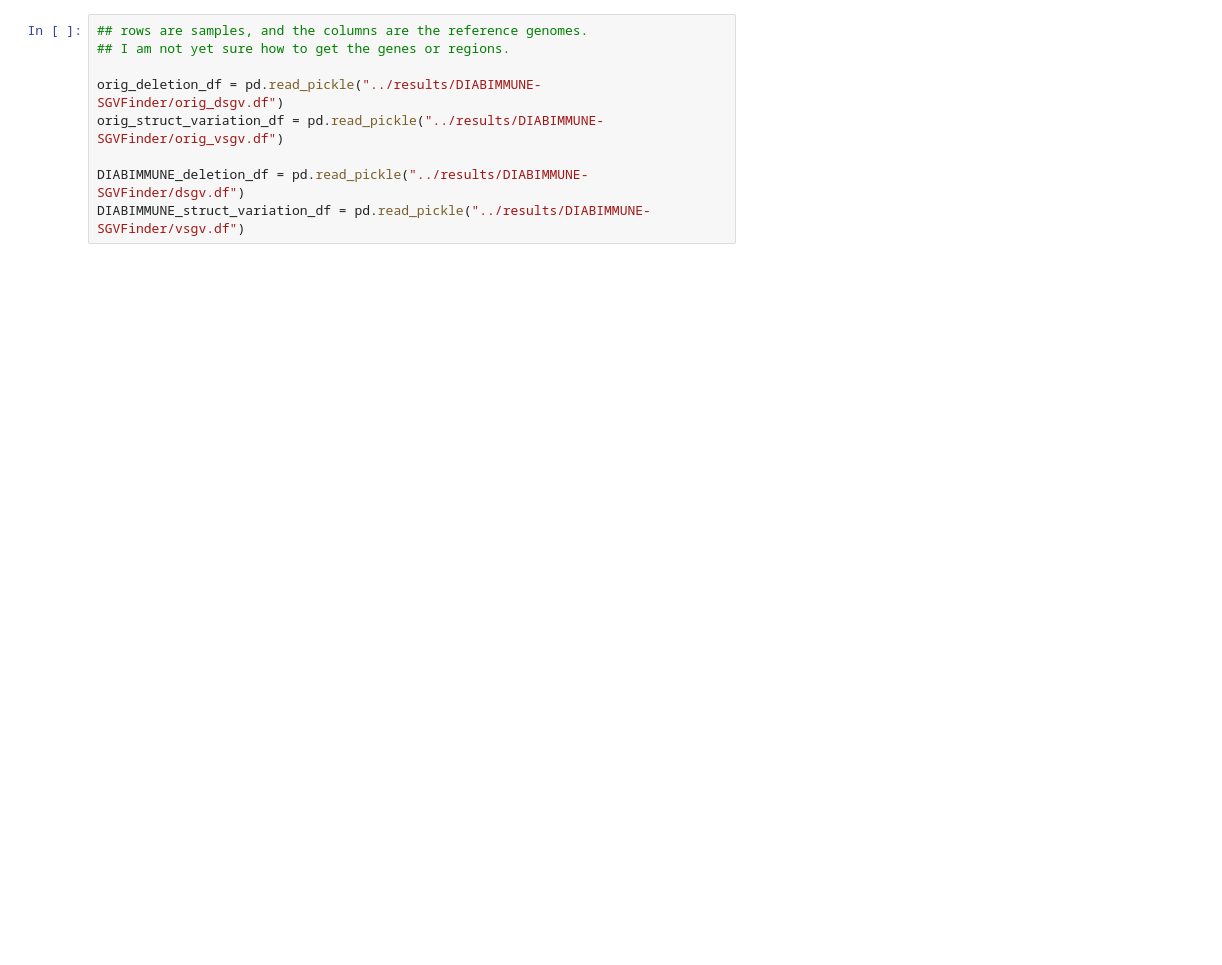
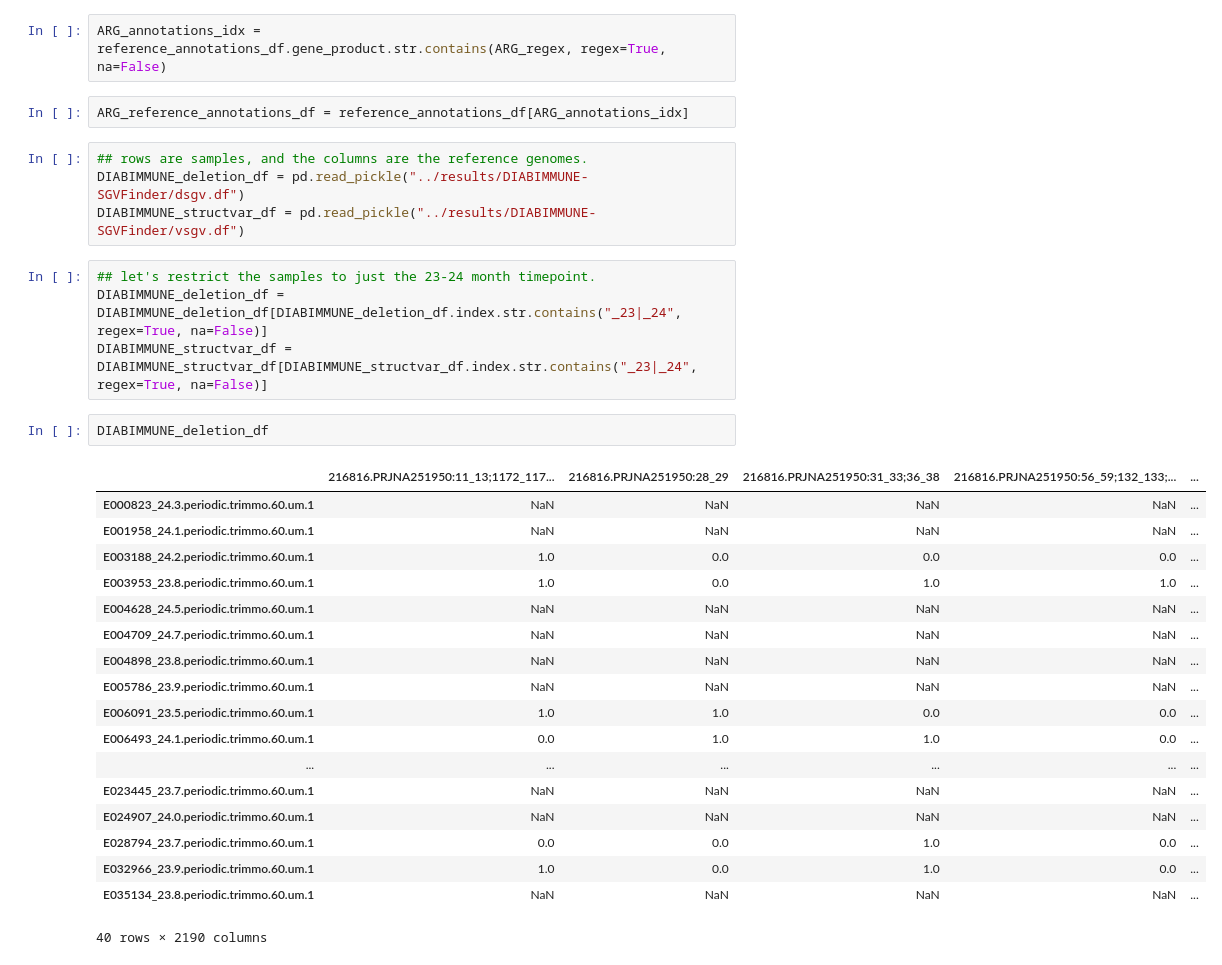
Before and after one commit to rohanmaddamsetti/AR-gene-plasmid-analysis, a Jupyter notebook: SGVFinder-analysis.ipynb, the cells around one changed output. Saved outputs shown, nothing was run; the diff lists cells and outputs as text; blank space fills up the shorter version.

```diff
--- a/SGVFinder-analysis.ipynb
+++ b/SGVFinder-analysis.ipynb
@@ -14,9 +99,33 @@ reference_annotations_df
+# %%
+ARG_annotations_idx = reference_annotations_df.gene_product.str.contains(ARG_regex, regex=True, na=False)
+# %%
+ARG_reference_annotations_df = reference_annotations_df[ARG_annotations_idx]
 # %%
 ## rows are samples, and the columns are the reference genomes.
-## I am not yet sure how to get the genes or regions.
-
-orig_deletion_df = pd.read_pickle("../results/DIABIMMUNE-SGVFinder/orig_dsgv.df")
-orig_struct_variation_df = pd.read_pickle("../results/DIABIMMUNE-SGVFinder/orig_vsgv.df")
-
 DIABIMMUNE_deletion_df = pd.read_pickle("../results/DIABIMMUNE-SGVFinder/dsgv.df")
-DIABIMMUNE_struct_variation_df = pd.read_pickle("../results/DIABIMMUNE-SGVFinder/vsgv.df")
+DIABIMMUNE_structvar_df = pd.read_pickle("../results/DIABIMMUNE-SGVFinder/vsgv.df")
+# %%
+## let's restrict the samples to just the 23-24 month timepoint.
+DIABIMMUNE_deletion_df = DIABIMMUNE_deletion_df[DIABIMMUNE_deletion_df.index.str.contains("_23|_24", regex=True, na=False)]
+DIABIMMUNE_structvar_df = DIABIMMUNE_structvar_df[DIABIMMUNE_structvar_df.index.str.contains("_23|_24", regex=True, na=False)]
+# %%
+DIABIMMUNE_deletion_df
+# %% [output]
+|  | 216816.PRJNA251950:11_13;1172_117... | 216816.PRJNA251950:28_29 | 216816.PRJNA251950:31_33;36_38 | 216816.PRJNA251950:56_59;132_133;... | ... |
+| E000823_24.3.periodic.trimmo.60.um.1 | NaN | NaN | NaN | NaN | ... |
+| E001958_24.1.periodic.trimmo.60.um.1 | NaN | NaN | NaN | NaN | ... |
+| E003188_24.2.periodic.trimmo.60.um.1 | 1.0 | 0.0 | 0.0 | 0.0 | ... |
+| E003953_23.8.periodic.trimmo.60.um.1 | 1.0 | 0.0 | 1.0 | 1.0 | ... |
+| E004628_24.5.periodic.trimmo.60.um.1 | NaN | NaN | NaN | NaN | ... |
+| E004709_24.7.periodic.trimmo.60.um.1 | NaN | NaN | NaN | NaN | ... |
+| E004898_23.8.periodic.trimmo.60.um.1 | NaN | NaN | NaN | NaN | ... |
+| E005786_23.9.periodic.trimmo.60.um.1 | NaN | NaN | NaN | NaN | ... |
+| E006091_23.5.periodic.trimmo.60.um.1 | 1.0 | 1.0 | 0.0 | 0.0 | ... |
+| E006493_24.1.periodic.trimmo.60.um.1 | 0.0 | 1.0 | 1.0 | 0.0 | ... |
+| ... | ... | ... | ... | ... | ... |
+| E023445_23.7.periodic.trimmo.60.um.1 | NaN | NaN | NaN | NaN | ... |
+| E024907_24.0.periodic.trimmo.60.um.1 | NaN | NaN | NaN | NaN | ... |
+| E028794_23.7.periodic.trimmo.60.um.1 | 0.0 | 0.0 | 1.0 | 0.0 | ... |
+| E032966_23.9.periodic.trimmo.60.um.1 | 1.0 | 0.0 | 1.0 | 0.0 | ... |
+| E035134_23.8.periodic.trimmo.60.um.1 | NaN | NaN | NaN | NaN | ... |
+40 rows × 2190 columns
```
Also changed, not shown: parts of 30 cells of this notebook, 2 other files.
